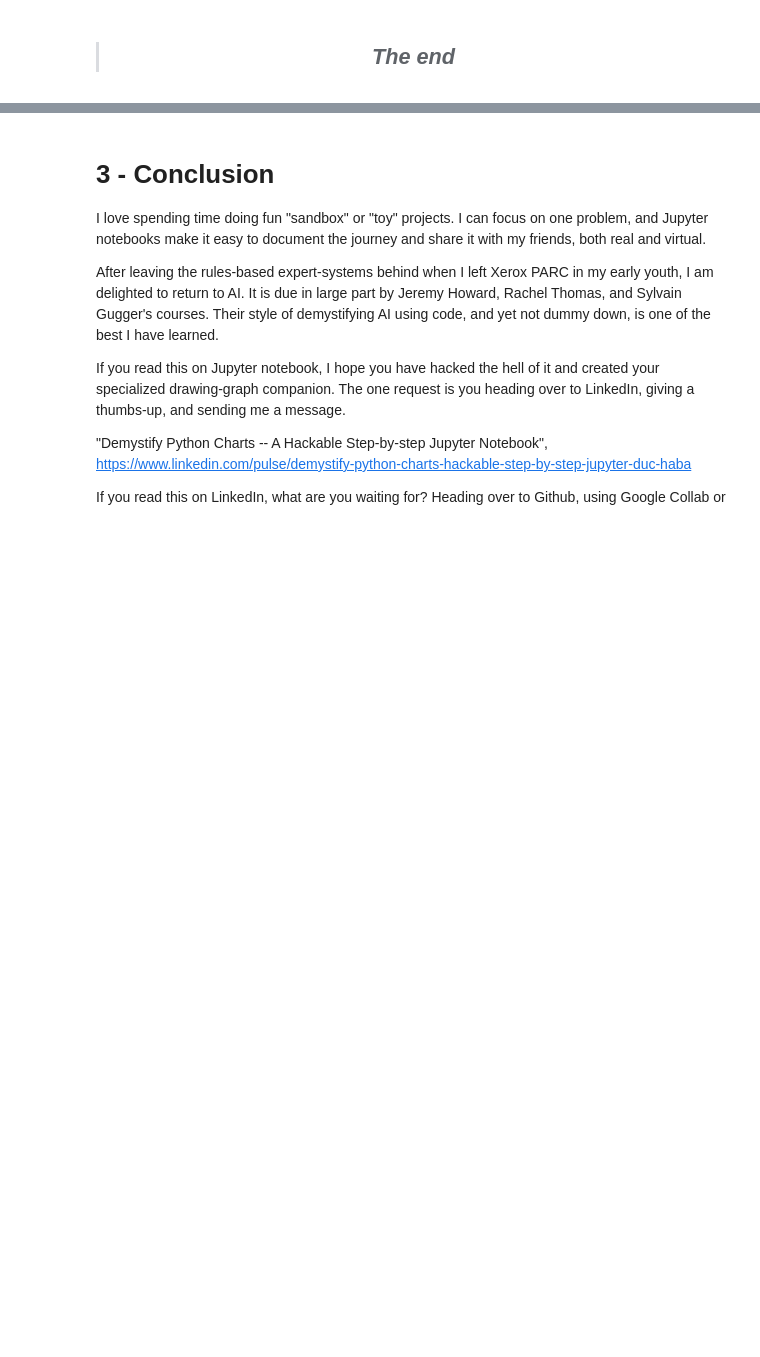
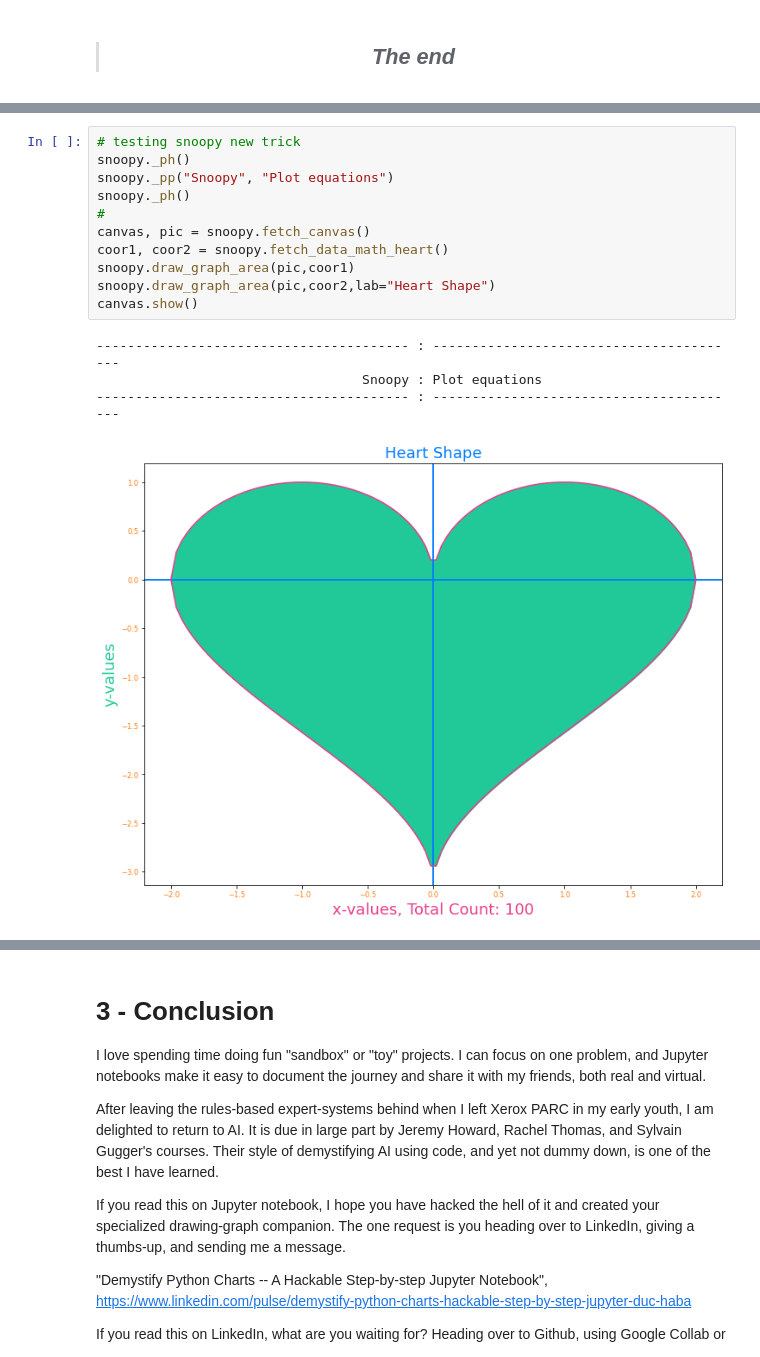
Before and after one commit to duchaba/python_graphs_p2go, a Jupyter notebook: Python_Graphs_p2go.ipynb, the cells around one changed output, grey strips where cells are left out. Cells and saved outputs as stored; diff of their text form; blank space fills up the shorter version.

```diff
--- a/Python_Graphs_p2go.ipynb
+++ b/Python_Graphs_p2go.ipynb
@@ -344,0 +497,16 @@ canvas.show()
+# %%
+# testing snoopy new trick
+snoopy._ph()
+snoopy._pp("Snoopy", "Plot equations")
+snoopy._ph()
+#
+canvas, pic = snoopy.fetch_canvas()
+coor1, coor2 = snoopy.fetch_data_math_heart()
+snoopy.draw_graph_area(pic,coor1)
+snoopy.draw_graph_area(pic,coor2,lab="Heart Shape")
+canvas.show()
+# %% [output]
+---------------------------------------- : ----------------------------------------
+                                  Snoopy : Plot equations
+---------------------------------------- : ----------------------------------------
+[figure, added]
```
Also changed, not shown: parts of 18 cells of this notebook.
